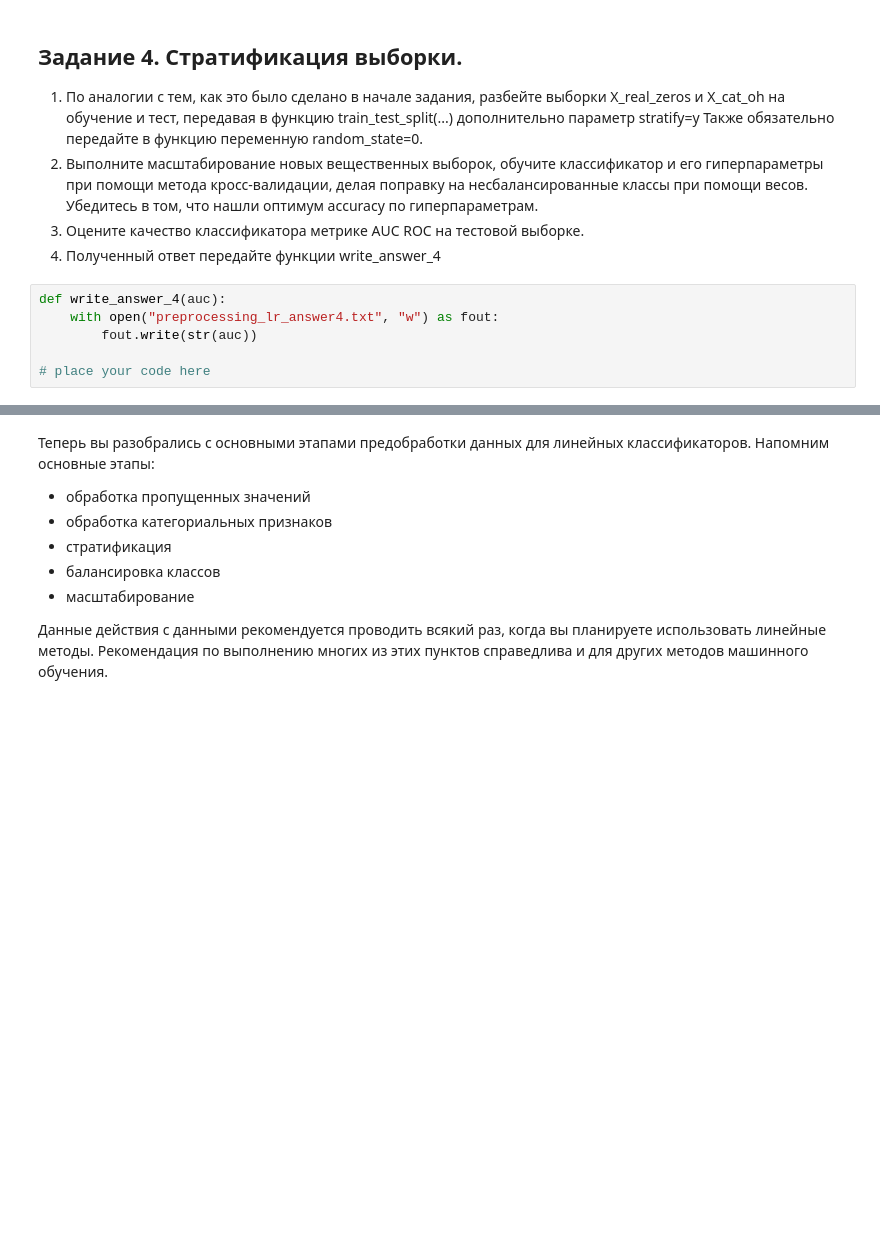
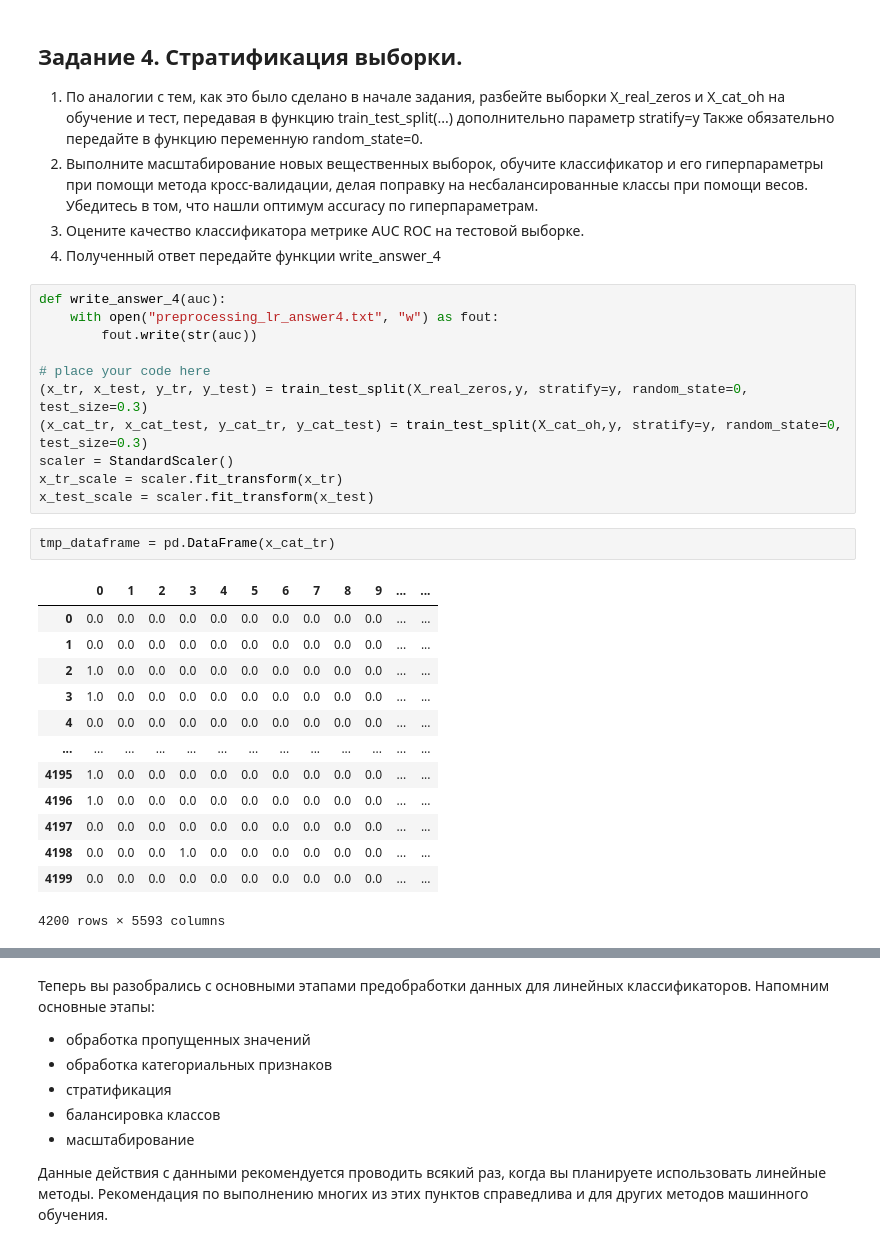
Before and after one commit to AAYamoldin/TrainingPrograms, a Jupyter notebook: Python/Coursera_learning_on_marked-up _data_by_MIPT_YANDEX/Week3/Preprocessing_LR_Coursera.ipynb, the cells around one changed output, grey strips where cells are left out. Drawn from its saved outputs; the diff is of its cells as text; blank space fills up the shorter version.

```diff
--- a/Python/Coursera_learning_on_marked-up _data_by_MIPT_YANDEX/Week3/Preprocessing_LR_Coursera.ipynb
+++ b/Python/Coursera_learning_on_marked-up _data_by_MIPT_YANDEX/Week3/Preprocessing_LR_Coursera.ipynb
@@ -919,3 +947,24 @@ def write_answer_4(auc):
         fout.write(str(auc))
 
 # place your code here
+(x_tr, x_test, y_tr, y_test) = train_test_split(X_real_zeros,y, stratify=y, random_state=0, test_size=0.3)
+(x_cat_tr, x_cat_test, y_cat_tr, y_cat_test) = train_test_split(X_cat_oh,y, stratify=y, random_state=0, test_size=0.3)
+scaler = StandardScaler()
+x_tr_scale = scaler.fit_transform(x_tr)
+x_test_scale = scaler.fit_transform(x_test)
+# %%
+tmp_dataframe = pd.DataFrame(x_cat_tr)
+# %% [output]
+|  | 0 | 1 | 2 | 3 | 4 | 5 | 6 | 7 | 8 | 9 | ... | ... |
+| 0 | 0.0 | 0.0 | 0.0 | 0.0 | 0.0 | 0.0 | 0.0 | 0.0 | 0.0 | 0.0 | ... | ... |
+| 1 | 0.0 | 0.0 | 0.0 | 0.0 | 0.0 | 0.0 | 0.0 | 0.0 | 0.0 | 0.0 | ... | ... |
+| 2 | 1.0 | 0.0 | 0.0 | 0.0 | 0.0 | 0.0 | 0.0 | 0.0 | 0.0 | 0.0 | ... | ... |
+| 3 | 1.0 | 0.0 | 0.0 | 0.0 | 0.0 | 0.0 | 0.0 | 0.0 | 0.0 | 0.0 | ... | ... |
+| 4 | 0.0 | 0.0 | 0.0 | 0.0 | 0.0 | 0.0 | 0.0 | 0.0 | 0.0 | 0.0 | ... | ... |
+| ... | ... | ... | ... | ... | ... | ... | ... | ... | ... | ... | ... | ... |
+| 4195 | 1.0 | 0.0 | 0.0 | 0.0 | 0.0 | 0.0 | 0.0 | 0.0 | 0.0 | 0.0 | ... | ... |
+| 4196 | 1.0 | 0.0 | 0.0 | 0.0 | 0.0 | 0.0 | 0.0 | 0.0 | 0.0 | 0.0 | ... | ... |
+| 4197 | 0.0 | 0.0 | 0.0 | 0.0 | 0.0 | 0.0 | 0.0 | 0.0 | 0.0 | 0.0 | ... | ... |
+| 4198 | 0.0 | 0.0 | 0.0 | 1.0 | 0.0 | 0.0 | 0.0 | 0.0 | 0.0 | 0.0 | ... | ... |
+| 4199 | 0.0 | 0.0 | 0.0 | 0.0 | 0.0 | 0.0 | 0.0 | 0.0 | 0.0 | 0.0 | ... | ... |
+4200 rows × 5593 columns
```
Also changed, not shown: parts of 8 cells of this notebook, 1 other file.
